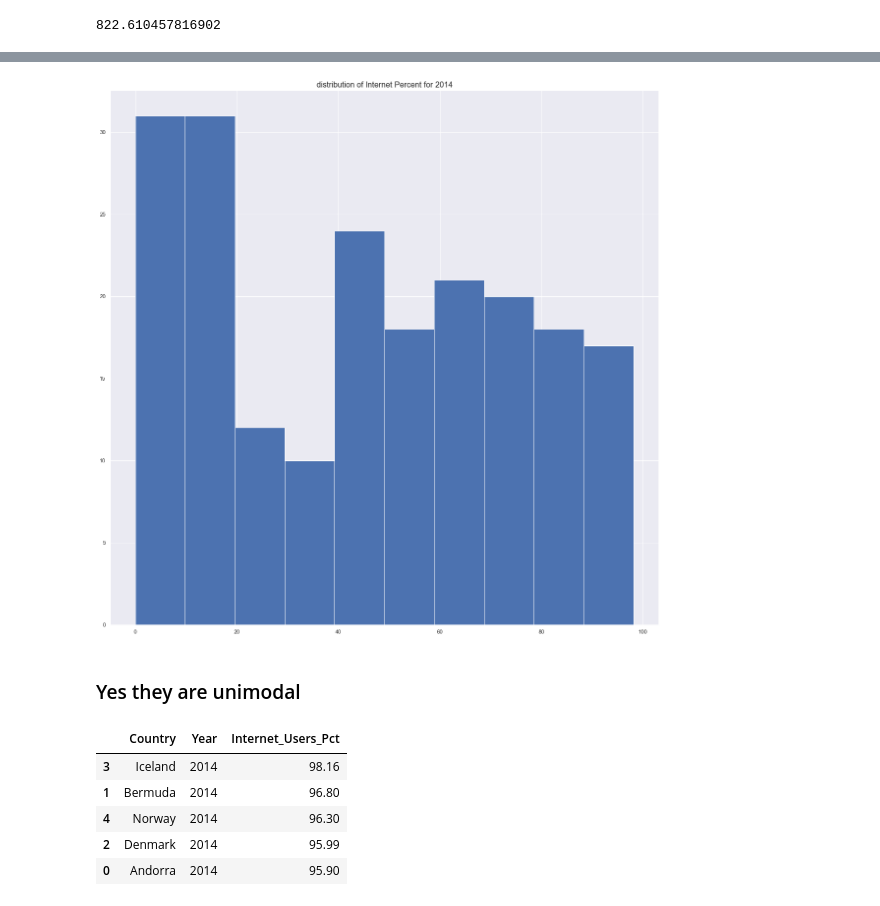
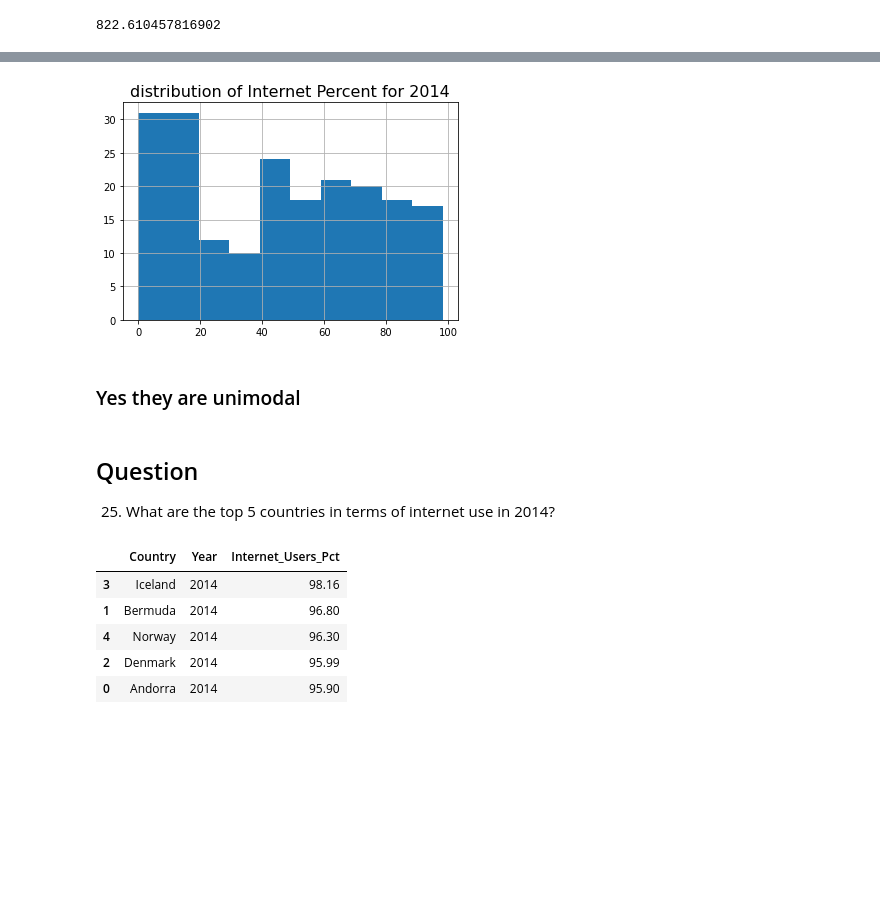
Before and after one commit to vnirmaladevi/gdp-and-internet-usage-vnirmaladevi, a Jupyter notebook: Notebook/UN Project.ipynb, the cells around one changed output, grey strips where cells are left out. Drawn from its saved outputs; the diff is of its cells as text; code cells hidden in the pictures; blank space fills up the shorter version.

```diff
--- a/Notebook/UN Project.ipynb
+++ b/Notebook/UN Project.ipynb
@@ -376,12 +466,16 @@ plt.title('distribution of gdp per capita values for 2014', fontsize = 16);
 # %%
+plt.figure(figsize=(6,4))
 internet_2014=internet_df_new.query("Year==2014")
 internet_2014['Internet_Users_Pct'].hist()
 
 plt.title('distribution of Internet Percent for 2014', fontsize = 16);
 # %% [output]
-[figure, old version]
+[figure, new version]
 # %% [markdown]
 ###  Yes they are unimodal
+# %% [markdown]
+## Question
+25.	What are the top 5 countries in terms of internet use in 2014?
 # %%
 internet_2014=internet_df_new.query("Year==2014")
 internet_top_5=internet_2014['Internet_Users_Pct'].nlargest(n=5)
```
Also changed, not shown: parts of 52 cells of this notebook.
